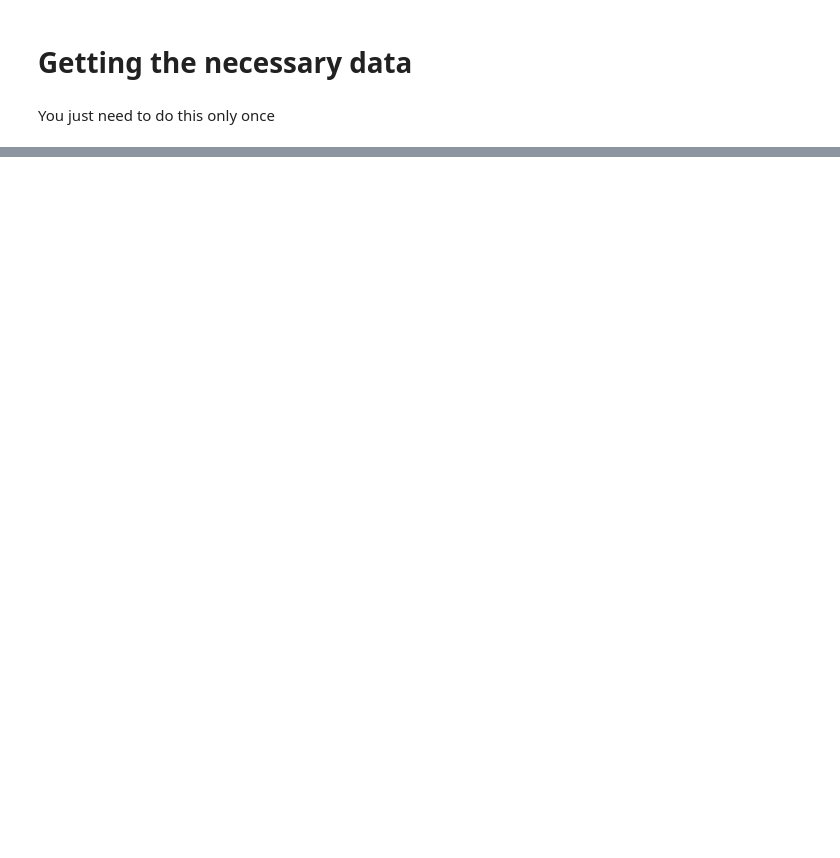
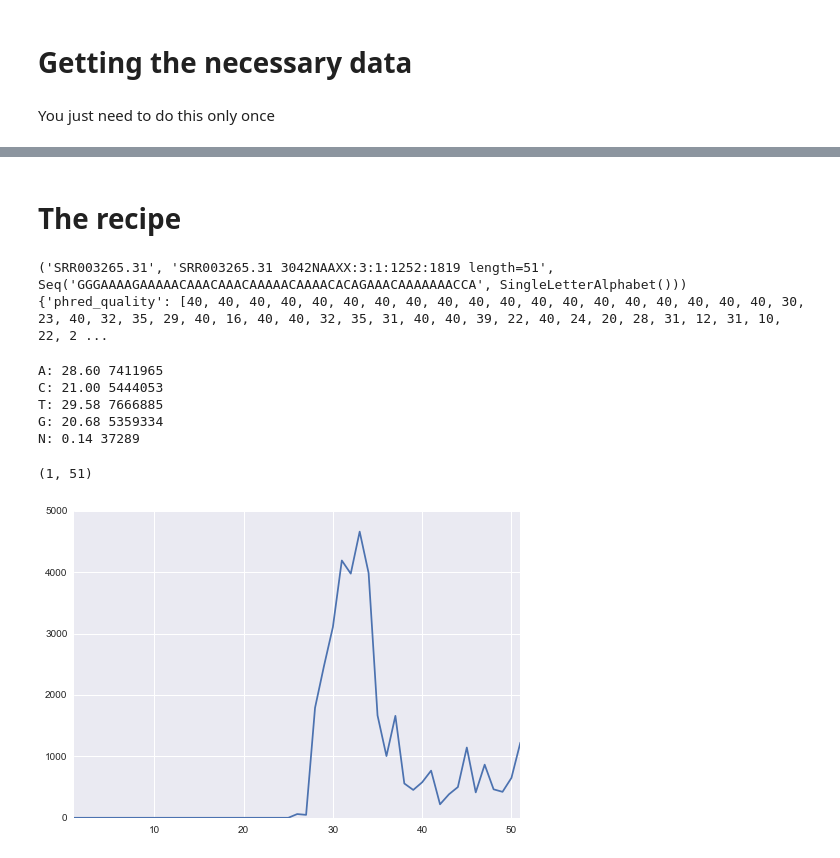
Before and after one commit to tiagoantao/bioinf-python, a Jupyter notebook: notebooks/01_NGS/Working_with_FASTQ.ipynb, the cells around one changed output, grey strips where cells are left out. Drawn from its saved outputs; the diff is of its cells as text; code cells hidden in the pictures; blank space fills up the shorter version.

Commit message:
FASTQ

```diff
--- a/notebooks/01_NGS/Working_with_FASTQ.ipynb
+++ b/notebooks/01_NGS/Working_with_FASTQ.ipynb
@@ -22,0 +23,2 @@ Length: 28919712 (28M) (unauthoritative)
+# %% [markdown]
+# The recipe
@@ -22,0 +34,39 @@ Length: 28919712 (28M) (unauthoritative)
+# %%
+recs = SeqIO.parse(gzip.open('SRR003265.filt.fastq.gz'), 'fastq')
+rec = next(recs)
+print(rec.id, rec.description, rec.seq)
+print(rec.letter_annotations)
+# %% [output]
+('SRR003265.31', 'SRR003265.31 3042NAAXX:3:1:1252:1819 length=51', Seq('GGGAAAAGAAAAACAAACAAACAAAAACAAAACACAGAAACAAAAAAACCA', SingleLetterAlphabet()))
+{'phred_quality': [40, 40, 40, 40, 40, 40, 40, 40, 40, 40, 40, 40, 40, 40, 40, 40, 40, 40, 40, 30, 23, 40, 32, 35, 29, 40, 16, 40, 40, 32, 35, 31, 40, 40, 39, 22, 40, 24, 20, 28, 31, 12, 31, 10, 22, 2 ...
+# %%
+recs = SeqIO.parse(gzip.open('SRR003265.filt.fastq.gz'), 'fastq')
+cnt = defaultdict(int)
+for rec in recs:
+    for letter in rec.seq:
+        cnt[letter] += 1
+tot = sum(cnt.values())
+for letter, cnt in cnt.items():
+    print('%s: %.2f %d' % (letter, 100. * cnt / tot, cnt))
+# %% [output]
+A: 28.60 7411965
+C: 21.00 5444053
+T: 29.58 7666885
+G: 20.68 5359334
+N: 0.14 37289
+# %%
+recs = SeqIO.parse(gzip.open('SRR003265.filt.fastq.gz'), 'fastq')
+n_cnt = defaultdict(int)
+for rec in recs:
+    for i, letter in enumerate(rec.seq):
+        pos = i + 1
+        if letter == 'N':
+            n_cnt[pos] += 1
+seq_len = max(n_cnt.keys())
+positions = range(1, seq_len + 1)
+fig, ax = plt.subplots()
+ax.plot(positions, [n_cnt[x] for x in positions])
+ax.set_xlim(1, seq_len)
+# %% [output]
+(1, 51)
+[figure, added]
```
Also changed, not shown: parts of 11 cells of this notebook.
